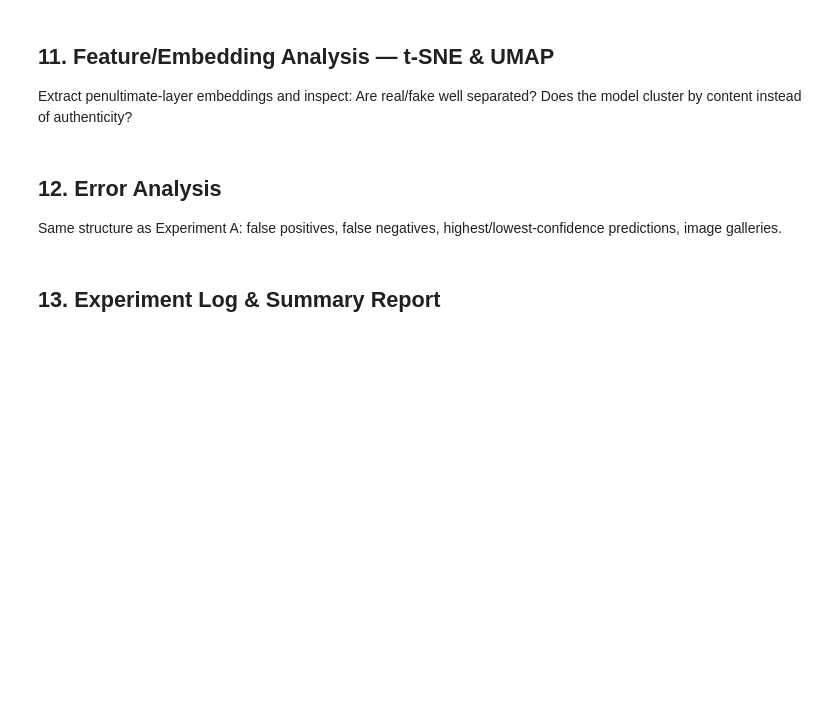
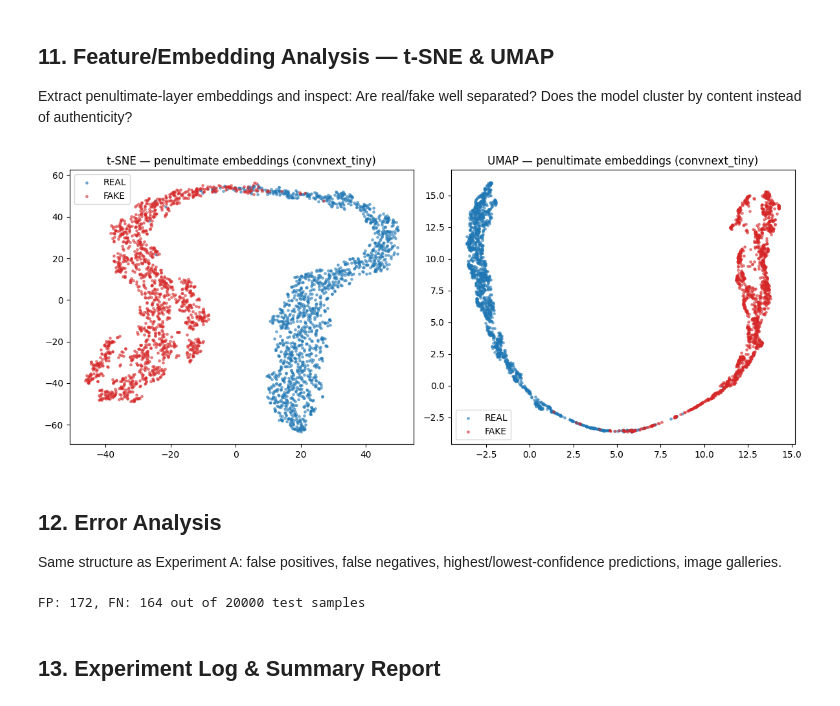
Before and after one commit to KaustubhRatna/Theo, a Jupyter notebook: Experiment B — CNN Baseline (ConvNeXt-Tiny) on CIFAKE.ipynb, the cells around one changed output. Cells and saved outputs as stored; diff of their text form; code cells hidden in the pictures; blank space fills up the shorter version.

Commit message:
Kaggle Notebook | THEO Exp B — CNN Baseline (ConvNeXt-Tiny) CIFAKE | Version 3

```diff
--- a/Experiment B — CNN Baseline (ConvNeXt-Tiny) on CIFAKE.ipynb
+++ b/Experiment B — CNN Baseline (ConvNeXt-Tiny) on CIFAKE.ipynb
@@ -55,7 +62,7 @@ CONFIG = {
     "val_split": 0.10,              # identical to Experiment A
 
     # ---- Dataset paths (same as Experiment A — edit if Kaggle mounts elsewhere) ----
-    "data_root": "/kaggle/input/cifake-real-and-ai-generated-synthetic-images",
+    "data_root": "/kaggle/input/datasets/birdy654/cifake-real-and-ai-generated-synthetic-images",
     "train_dir": "train",
     "test_dir": "test",
     "classes": ["REAL", "FAKE"],    # REAL -> 0, FAKE -> 1
@@ -64,8 +71,8 @@ CONFIG = {
     # Set to an int (e.g. 2000) to subsample for a fast dry run; None = full dataset.
     # This is exactly the toggle you used in Experiment A to validate the script end-to-end
     # before committing to a full run.
-    "subsample_per_class_train": 2000,
-    "subsample_per_class_test": 1000,
+    "subsample_per_class_train": None,
+    "subsample_per_class_test": None,
 
     # ---- Model ----
     "backbone": "convnext_tiny",    # or "efficientnet_b0" if compute-limited
@@ -371,9 +437,12 @@ def expected_calibration_error(y_true, y_prob, n_bins=15):
         mask = (y_prob >= lo) & (y_prob < hi if i < n_bins - 1 else y_prob <= hi)
         if mask.sum() == 0:
             continue
-        acc = (y_true[mask] == (y_prob[mask] >= 0.5)).mean()
+        # Empirical fraction of FAKE (positive) samples in this bin vs. mean predicted P(FAKE).
+        # (NOT thresholded accuracy -- a confident, correct REAL prediction with p=0.03 should
+        # contribute |frac_pos - conf| = |0 - 0.03| = small, not be scored against acc=1.)
+        frac_pos = y_true[mask].mean()
         conf = y_prob[mask].mean()
-        ece += (mask.sum() / len(y_true)) * abs(acc - conf)
+        ece += (mask.sum() / len(y_true)) * abs(frac_pos - conf)
     return float(ece)
 
 def tune_threshold_for_f1(y_val, p_val):
@@ -431,12 +500,14 @@ def plot_diagnostics(y_true, p_prob, threshold, tag, out_dir):
         mask = bin_ids == b
         if mask.sum() == 0:
             acc_per_bin.append(0); conf_per_bin.append((bins[b]+bins[b+1])/2); continue
-        acc_per_bin.append((y_true[mask] == (p_prob[mask] >= 0.5)).mean())
+        # Empirical fraction of FAKE (positive) samples in this bin -- the correct
+        # y-axis for a reliability diagram, not thresholded accuracy.
+        acc_per_bin.append(y_true[mask].mean())
         conf_per_bin.append(p_prob[mask].mean())
     plt.figure(figsize=(5, 4))
     plt.plot([0,1],[0,1],"--",color="gray")
     plt.plot(conf_per_bin, acc_per_bin, marker="o")
-    plt.xlabel("Mean predicted confidence"); plt.ylabel("Empirical accuracy")
+    plt.xlabel("Mean predicted P(FAKE)"); plt.ylabel("Empirical fraction FAKE")
     plt.title(f"Reliability Diagram — {tag}")
     plt.tight_layout(); plt.savefig(os.path.join(out_dir, f"calibration_curve_{tag}.png"), dpi=150); plt.close()
 
@@ -549,34 +641,36 @@ def extract_embeddings(model, loader):
             labels.append(yb.numpy())
     return np.concatenate(feats), np.concatenate(labels)
 
 emb_test, y_emb = extract_embeddings(model, test_loader)
 emb_dir = os.path.join(CONFIG["output_dir"], "embeddings")
 np.savez_compressed(os.path.join(emb_dir, "test_embeddings.npz"), embeddings=emb_test, labels=y_emb)
 
 # subsample for speed if large
 max_pts = 3000
 if len(emb_test) > max_pts:
     idx = np.random.RandomState(CONFIG["seed"]).choice(len(emb_test), max_pts, replace=False)
     emb_sub, y_sub = emb_test[idx], y_emb[idx]
 else:
     emb_sub, y_sub = emb_test, y_emb
 
 tsne = TSNE(n_components=2, random_state=CONFIG["seed"], init="pca", perplexity=30)
 Z_tsne = tsne.fit_transform(emb_sub)
 
 reducer = umap.UMAP(n_components=2, random_state=CONFIG["seed"])
 Z_umap = reducer.fit_transform(emb_sub)
 
 fig, axes = plt.subplots(1, 2, figsize=(12, 5))
 for ax, Z, title in [(axes[0], Z_tsne, "t-SNE"), (axes[1], Z_umap, "UMAP")]:
     for lab, color, lbl in [(0, "tab:blue", "REAL"), (1, "tab:red", "FAKE")]:
         mask = y_sub == lab
         ax.scatter(Z[mask, 0], Z[mask, 1], s=6, alpha=0.5, c=color, label=lbl)
-    ax.set_title(f"{title} — penultimate embeddings ({CONFIG[\'backbone\']})")
+    ax.set_title(f"{title} — penultimate embeddings ({CONFIG['backbone']})")
     ax.legend()
 plt.tight_layout()
 plt.savefig(os.path.join(emb_dir, "tsne_umap_embeddings.png"), dpi=150)
 plt.show()
+# %% [output]
+[figure, added]
 # %% [markdown]
 ## 12. Error Analysis
 Same structure as Experiment A: false positives, false negatives, highest/lowest-confidence predictions, image galleries.
@@ -627,6 +721,8 @@ gallery(fn.head(25), f"Top False Negatives — {tag}", "false_negative_gallery.p
 gallery(err_frame.sort_values("confidence").head(25), f"Lowest-Confidence Predictions — {tag}", "low_confidence_gallery.png")
 
 print(f"FP: {len(fp)}, FN: {len(fn)} out of {len(err_frame)} test samples")
+# %% [output]
+FP: 172, FN: 164 out of 20000 test samples
 # %% [markdown]
 ## 13. Experiment Log & Summary Report
 # %%
```
Also changed, not shown: parts of 11 cells of this notebook.
